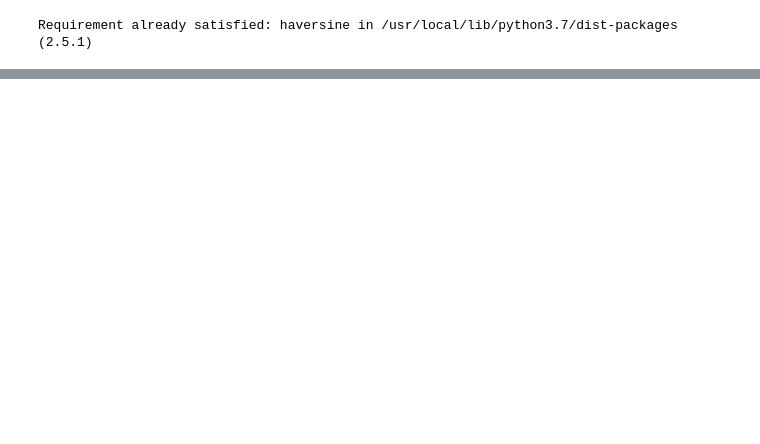
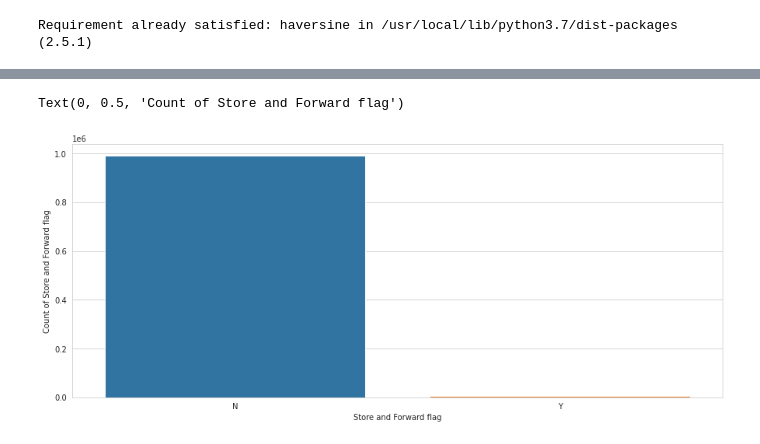
Before and after one commit to amolprabhu/NYC-Taxi-Duration-Prediction, a Jupyter notebook: NYC_Taxi_Capstone_Project.ipynb, the cells around one changed output, grey strips where cells are left out. Saved outputs shown, nothing was run; the diff lists cells and outputs as text; code cells hidden in the pictures; blank space fills up the shorter version.

```diff
--- a/NYC_Taxi_Capstone_Project.ipynb
+++ b/NYC_Taxi_Capstone_Project.ipynb
@@ -170,0 +269,9 @@ def outlier_removal(df, column):
+# %%
+# count of store and forward flag
+plt.figure(figsize = (15,6))
+sns.countplot(data['store_and_fwd_flag'])
+plt.xlabel('Store and Forward flag')
+plt.ylabel('Count of Store and Forward flag')
+# %% [output]
+Text(0, 0.5, 'Count of Store and Forward flag')
+[figure, added]
```
Also changed, not shown: parts of 33 cells of this notebook.
